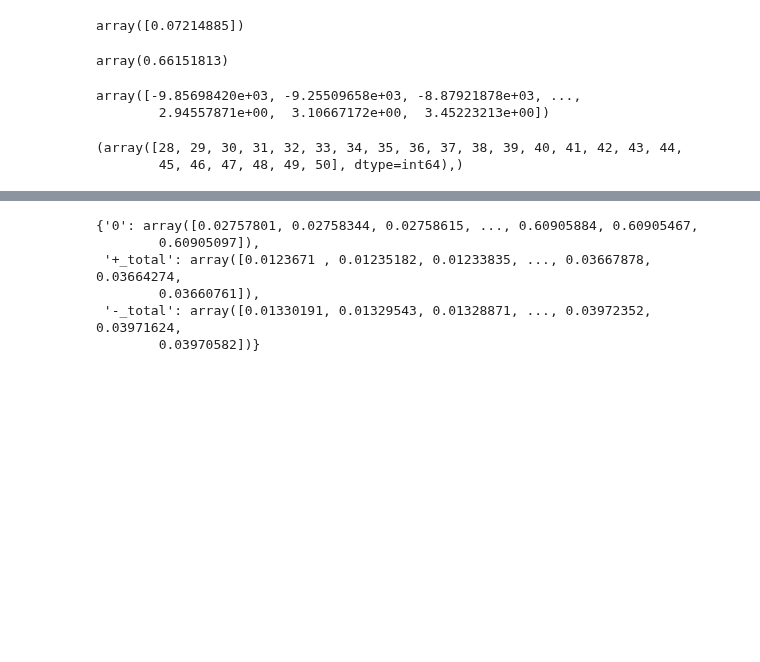
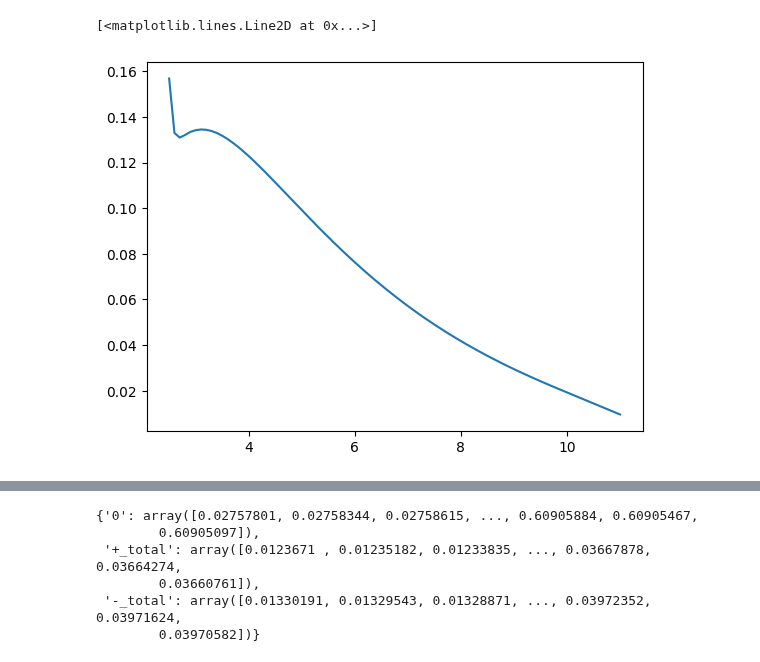
Before and after one commit to Gug-Young/Kuramoto-model, a Jupyter notebook: 231116 shift_O check.ipynb, the cells around one changed output, grey strips where cells are left out. Cells and saved outputs as stored; diff of their text form; code cells hidden in the pictures; blank space fills up the shorter version.

```diff
--- a/231116 shift_O check.ipynb
+++ b/231116 shift_O check.ipynb
@@ -219,15 +178,14 @@ def get_r_sec0(K,r_last,shift_O,m,O_0,O_20,FR,samples=200):
     return r_sd,r_su,r_sd_l,r_su_l
 get_r_sec0_np = np.vectorize(get_r_sec0)
-# %%
-x__
-# %% [output]
-array([0.07214885])
-# %%
-F_R0u(K)
-# %% [output]
-array(0.66151813)
-# %%
-Qsimul.Theta_last
-# %% [output]
-array([-9.85698420e+03, -9.25509658e+03, -8.87921878e+03, ...,
-        2.94557871e+00,  3.10667172e+00,  3.45223213e+00])
+# %%
+df_Km = pd.read_excel('Order parameter and secondary cluster NEW.xlsm',index_col=[0,1])
+df_m = df_Km.query(f'm == {m}').reset_index().set_index('K')
+# %%
+Ks = df_m['r+_ul'].index.to_numpy(float)
+A_r2u = df_m['r+_ul'].to_numpy(float)
+A_r2ut = df_m['r+_total_u'].to_numpy(float)
+# %%
+plt.plot(Ks,A_r2u)
+# %% [output]
+[<matplotlib.lines.Line2D at 0x...>]
+[figure, added]
@@ -243,5 +197,0 @@ _,_,rs_d,rs_u,_,_= OSP2.get_r_sec_np(Ks_back+3,m,F_RMu,samples=30)
-# %%
-np.where(rs_u - rp<0)
-# %% [output]
-(array([28, 29, 30, 31, 32, 33, 34, 35, 36, 37, 38, 39, 40, 41, 42, 43, 44,
-        45, 46, 47, 48, 49, 50], dtype=int64),)
```
Also changed, not shown: parts of 99 cells of this notebook, 6 other files.
